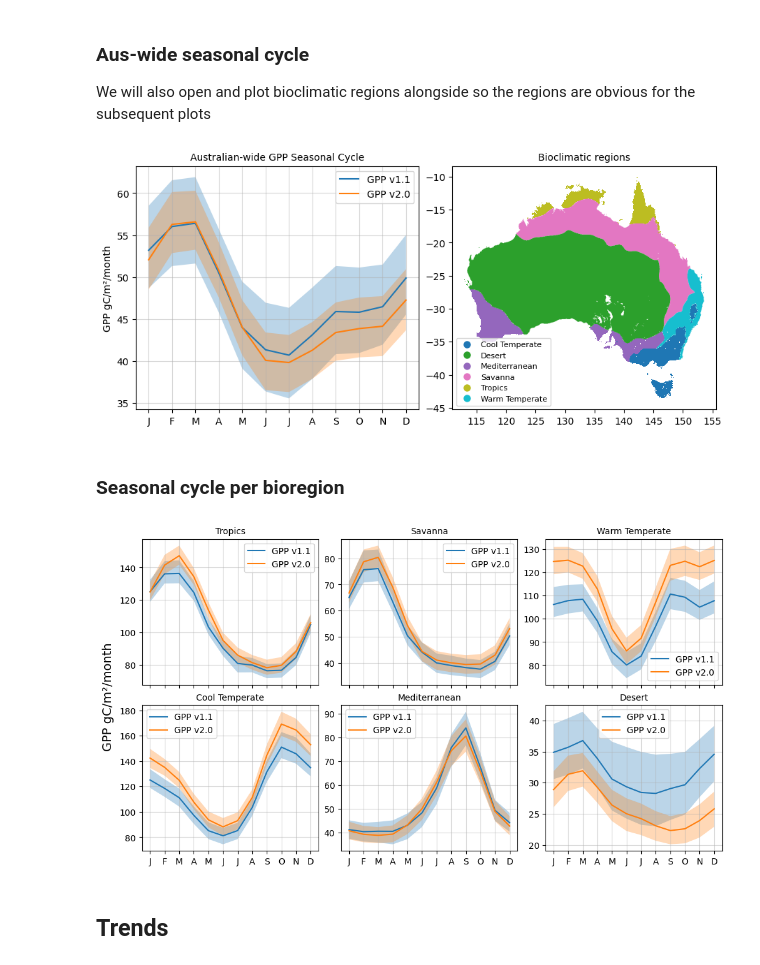
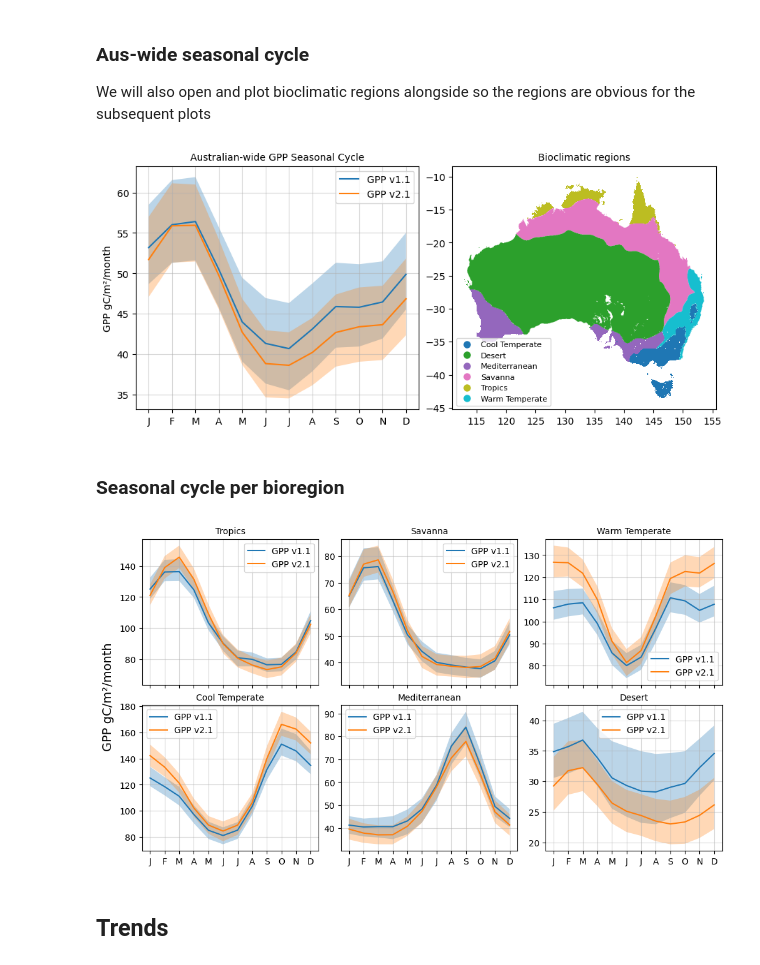
Before and after one commit to cbur24/AusEFlux, a Jupyter notebook: notebooks/analysis/Compare_AusEFlux_versions_GPP.ipynb, the cells around one changed output. Cells and saved outputs as stored; diff of their text form; code cells hidden in the pictures.

```diff
--- a/notebooks/analysis/Compare_AusEFlux_versions_GPP.ipynb
+++ b/notebooks/analysis/Compare_AusEFlux_versions_GPP.ipynb
@@ -64,7 +64,9 @@ ds_v1 = xr.open_mfdataset(files).sel(time=slice('2003','2021'))#[f'{var}_median'
 ds_v1 = assign_crs(ds_v1, crs='EPSG:4326')
 ds_v1.attrs['nodata'] = np.nan
 
-folder = f'{base}v2/monthly/{var}'
+base = f'/g/data/xc0/project/AusEFlux/results/AusEFlux/'
+# folder = f'{base}v2.1/monthly/{var}'
+folder = f'{base}v2.1/{var}'
 files = [f'{folder}/{i}' for i in os.listdir(folder) if i.endswith(".nc")]
 files.sort()
 ds_v2 = xr.open_mfdataset(files).sel(time=slice('2003','2021'))#[f'{var}_median']
@@ -204,7 +206,7 @@ clim_v1_1D[f'{var}_median'].plot(linestyle='-', ax=ax[0], label=f'{var} v1.1', c
 ax[0].fill_between(clim_v1_1D.month, clim_v1_1D[f'{var}_25th_percentile'],
                 clim_v1_1D[f'{var}_75th_percentile'], alpha=0.3)
 
-clim_v2_1D[f'{var}_median'].plot(linestyle='-', ax=ax[0], label=f'{var} v2.0', c='tab:orange')
+clim_v2_1D[f'{var}_median'].plot(linestyle='-', ax=ax[0], label=f'{var} v2.1', c='tab:orange')
 ax[0].fill_between(clim_v2_1D.month, clim_v2_1D[f'{var}_25th_percentile'],
                 clim_v2_1D[f'{var}_75th_percentile'], alpha=0.3)
 
@@ -221,7 +223,7 @@ ax[0].set_xticklabels(["J","F","M","A","M","J","J","A","S","O","N","D"])
 gdf.plot(column='region_name', legend=True, figsize=(5,4), ax=ax[1],legend_kwds={'loc':'lower left', 'ncols':1, 'fontsize':8, 'markerscale':0.75} )
 ax[1].set_title(f'Bioclimatic regions', fontdict={'fontsize': 10});
 # %% [output]
-[figure, old version]
+[figure, new version]
 # %% [markdown]
 ###  Seasonal cycle per bioregion
 # %%
@@ -241,32 +243,32 @@ for index, row in gdf.iterrows():
 # %%
 fig, axs = plt.subplots(2,3, figsize=(10,5.5), sharex=True, layout='constrained')
 
 for ax, k in zip(axs.ravel(), results_v1.keys()):
 
     _1D_v1 = results_v1[k].mean(['latitude', 'longitude'])
     _1D_v2 = results_v2[k].mean(['latitude', 'longitude'])
 
     _1D_v1[f'{var}_median'].plot(linestyle='-', ax=ax, label=f'{var} v1.1', c='tab:blue')
     ax.fill_between(_1D_v1.month, _1D_v1[f'{var}_25th_percentile'],
                     _1D_v1[f'{var}_75th_percentile'], alpha=0.3)
 
-    _1D_v2[f'{var}_median'].plot(linestyle='-', ax=ax, label=f'{var} v2.0', c='tab:orange')
+    _1D_v2[f'{var}_median'].plot(linestyle='-', ax=ax, label=f'{var} v2.1', c='tab:orange')
     ax.fill_between(_1D_v2.month, _1D_v2[f'{var}_25th_percentile'],
                     _1D_v2[f'{var}_75th_percentile'], alpha=0.3)
 
     if var=='NEE':
         ax.axhline(0, c='grey', linestyle='--')
     ax.set_title(k, fontdict={'fontsize': 10})
     ax.set_ylabel('')
     ax.set_xlabel('')
     ax.grid(alpha=0.5)
     ax.set_xticks(range(1,13))
     ax.legend()
     ax.set_xticklabels(["J","F","M","A","M","J","J","A","S","O","N","D"])
 
 fig.supylabel('GPP gC/m\N{SUPERSCRIPT TWO}/month', fontsize=14);
 # %% [output]
-[figure, old version]
+[figure, new version]
 # %% [markdown]
 ## Trends
 # %%
```
Also changed, not shown: parts of 4 cells of this notebook, 11 other files.
